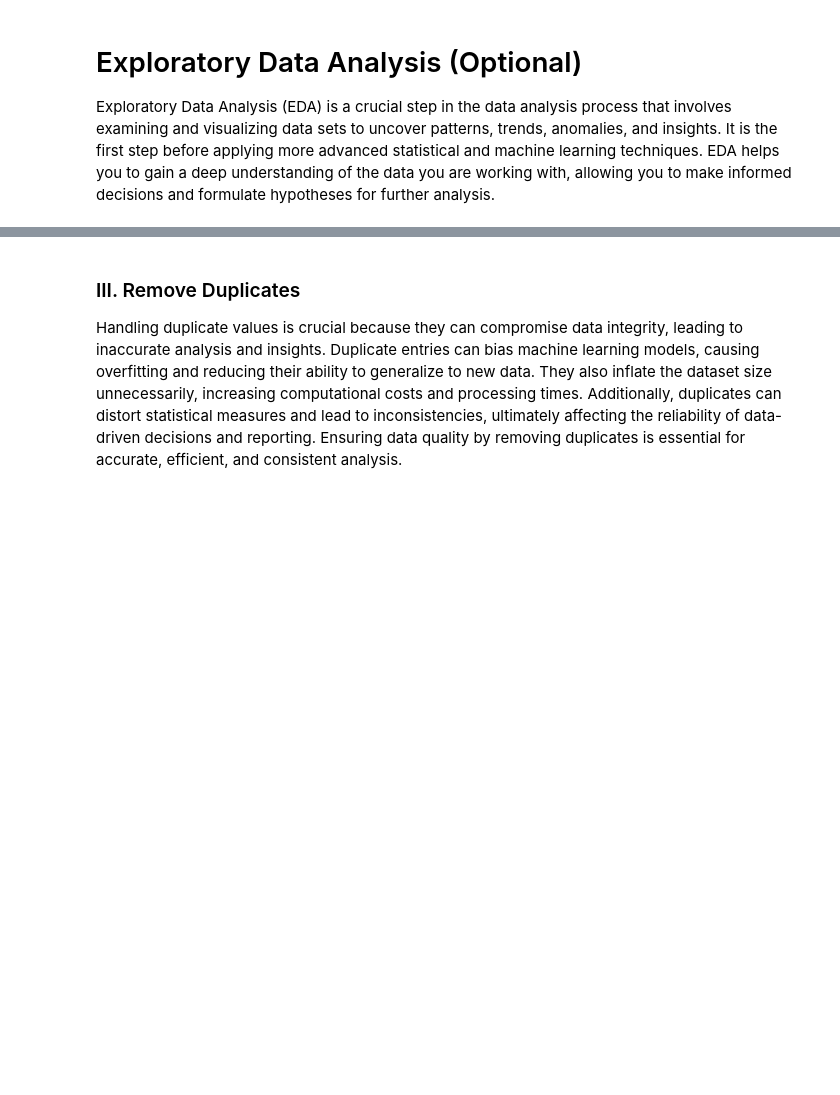
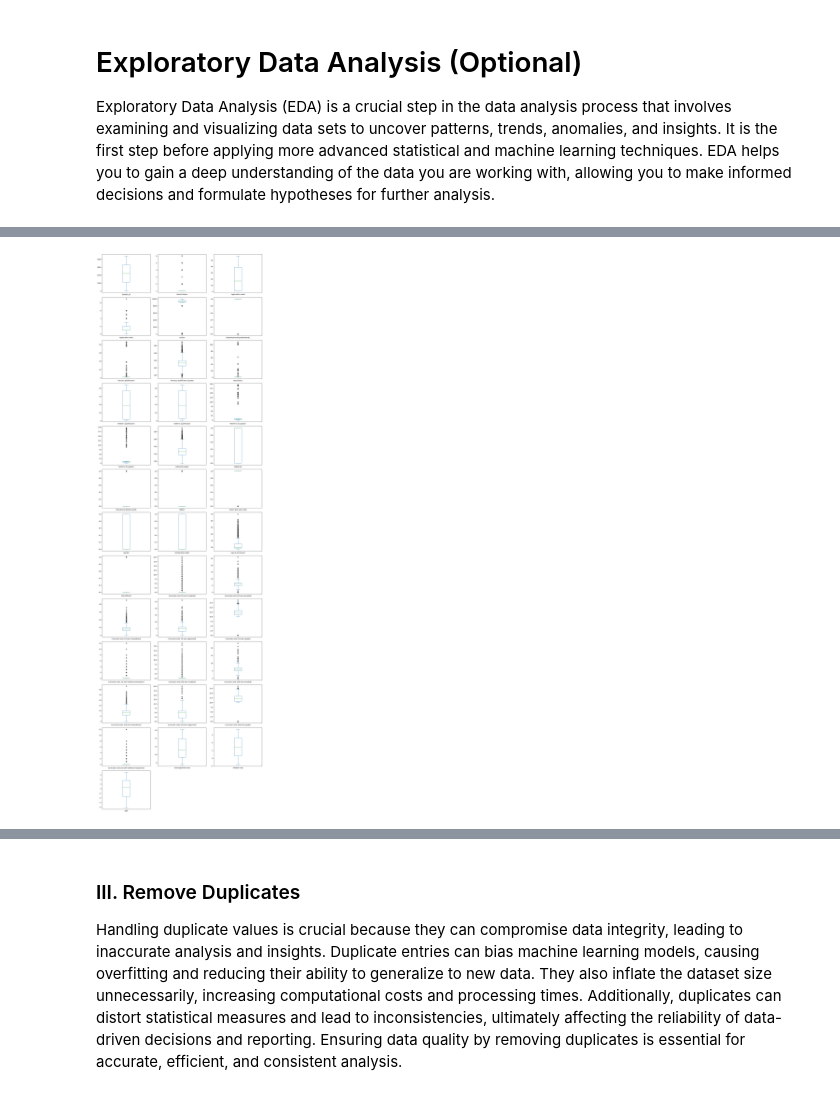
Before and after one commit to salmaanhaniif/AI_Tubes2_MachineLearningn-t, a Jupyter notebook: src/notebook.ipynb, the cells around one changed output, grey strips where cells are left out. Drawn from its saved outputs; the diff is of its cells as text; code cells hidden in the pictures; blank space fills up the shorter version.

Commit message:
feat : EDA, preprocessing, modeling pipeline. TODO : lanjutkan preprocessing & pipeline untuk df_test => submisi

```diff
--- a/src/notebook.ipynb
+++ b/src/notebook.ipynb
@@ -29,3 +81,6 @@ import numpy as np
+# %%
+df_train = pd.read_csv("dataset/train.csv")
+df_test = pd.read_csv("dataset/test.csv")
 # %% [markdown]
 # Exploratory Data Analysis (Optional)
 
@@ -32,0 +104,6 @@ Exploratory Data Analysis (EDA) is a crucial step in the data analysis process t
+# %%
+df_train.plot(kind='box', subplots=True, layout=(13, 3), figsize=(15, 50), sharex=False, sharey=False)
+plt.tight_layout()
+plt.show()
+# %% [output]
+[figure, added]
```
Also changed, not shown: parts of 92 cells of this notebook, 1 other file.
